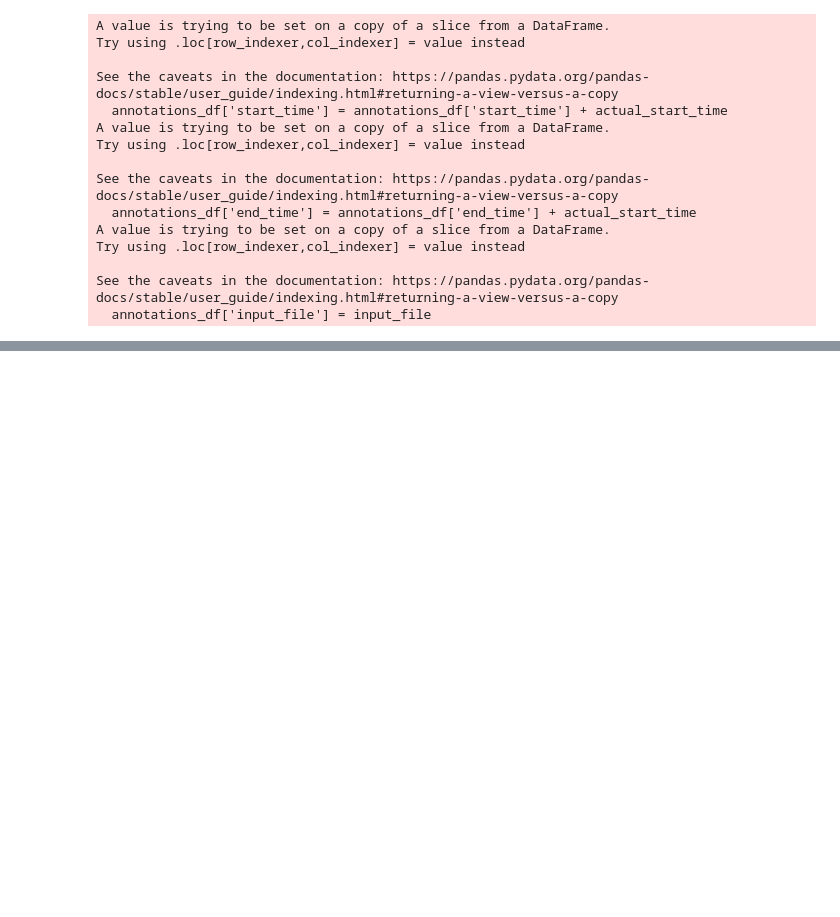
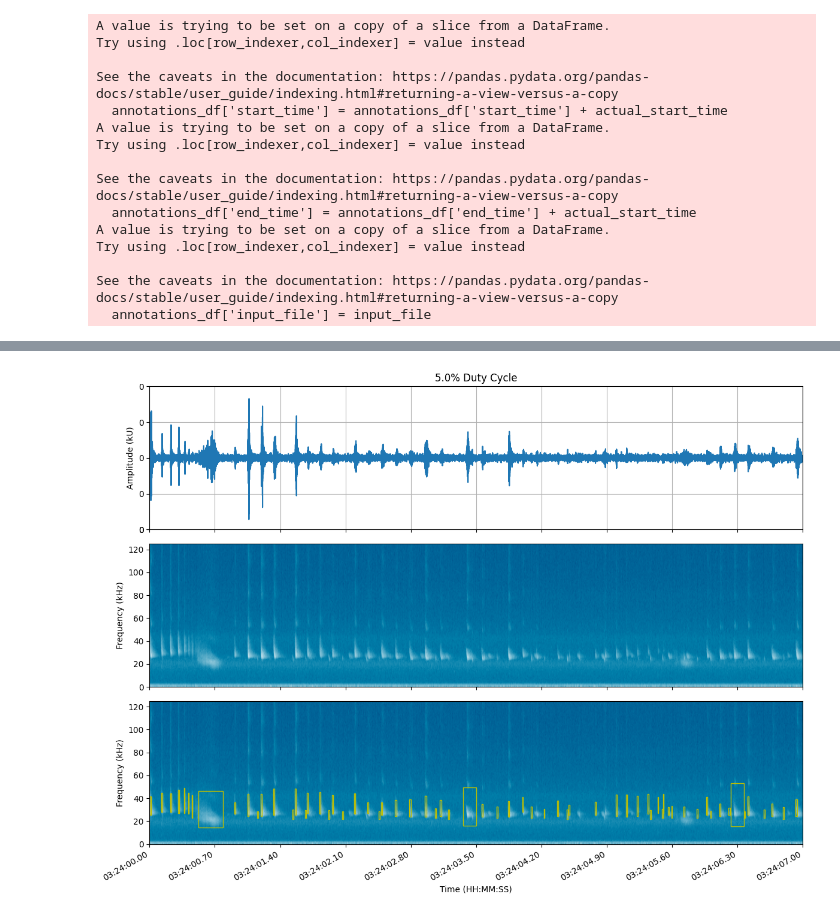
Before and after one commit to ctuguinay/bat-detector-msds, a Jupyter notebook: notebooks/check_pipeline copy 2.ipynb, the cells around one changed output, grey strips where cells are left out. Cells and saved outputs as stored; diff of their text form; code cells hidden in the pictures; blank space fills up the shorter version.

```diff
--- a/notebooks/check_pipeline copy 2.ipynb
+++ b/notebooks/check_pipeline copy 2.ipynb
@@ -304,0 +294,15 @@ plt.show()
+# %%
+## Make sure given times are within audio file
+audio_file = sf.SoundFile(cfg["audio_file"])
+p_on = 0.05
+fs = audio_file.samplerate
+offset = 1440
+reftimes = [0, 30]
+audio_file.seek(reftimes[0]*fs)
+audio_sec = audio_file.read((reftimes[1] - reftimes[0])*fs)
+times = np.array([0, 7])
+df = pd.concat([bd_preds, fb_preds])
+
+plt_msds_fromdf(filename, df, audio_sec, fs, offset, reftimes, times, p_on)
+# %% [output]
+[figure, added]
```
Also changed, not shown: parts of 3 cells of this notebook, 4 other files.
